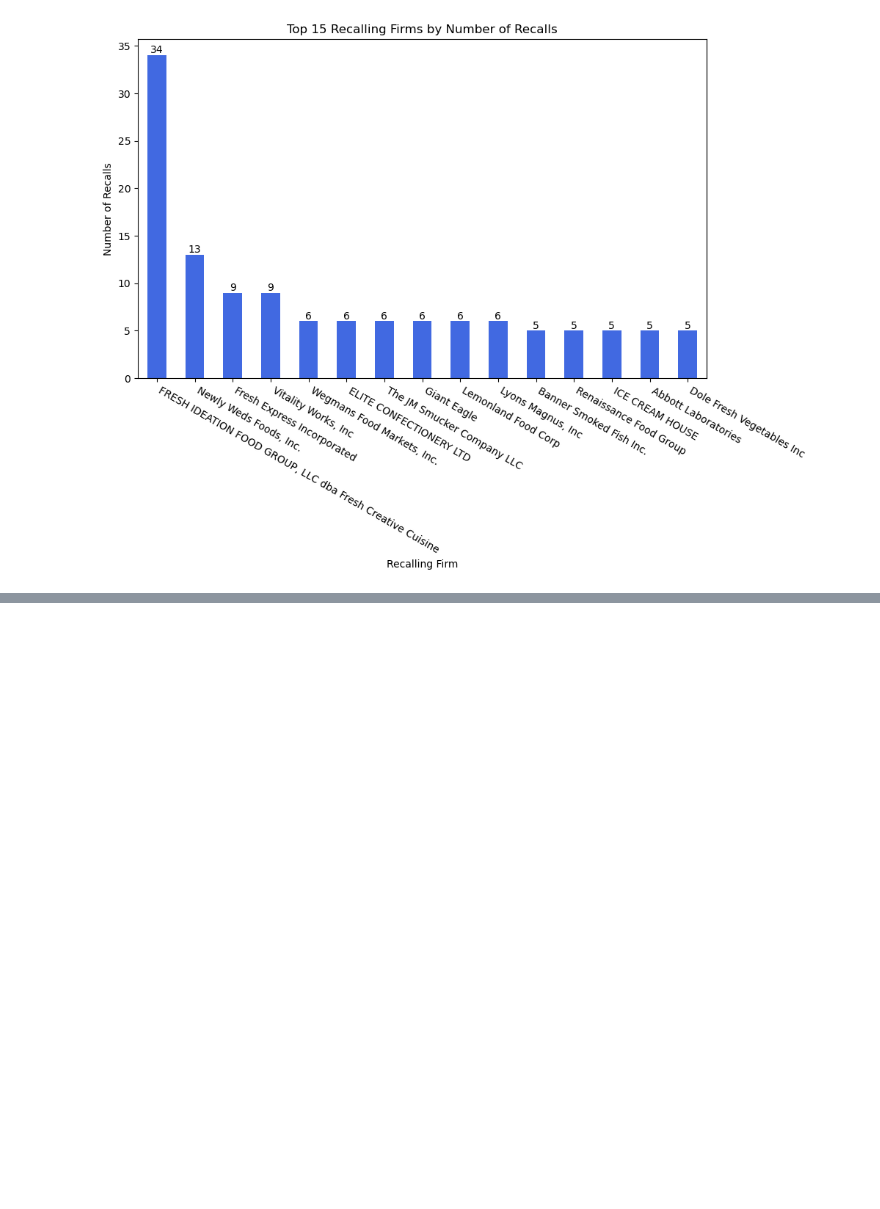
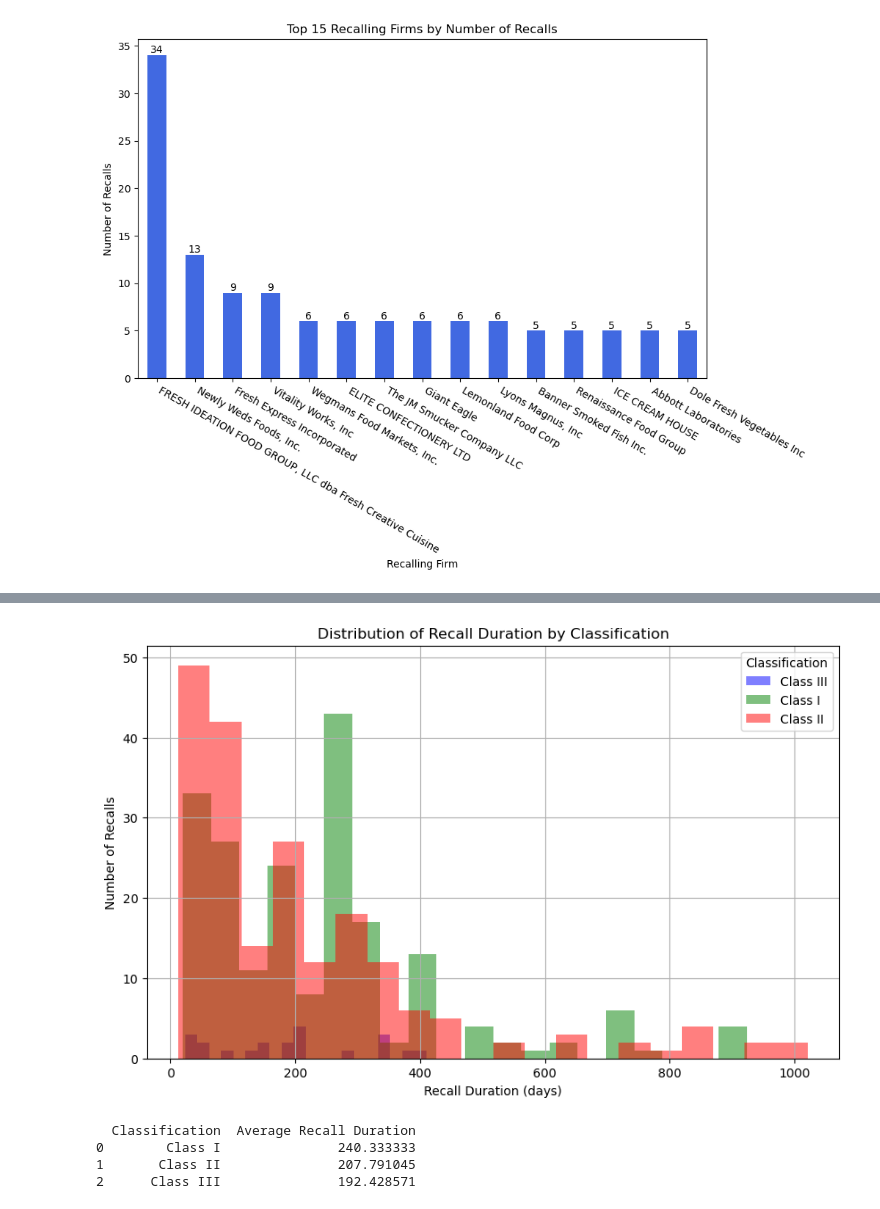
Before and after one commit to galvan0806/project_1_recalls, a Jupyter notebook: FDARecall.ipynb, the cells around one changed output, grey strips where cells are left out. Saved outputs shown, nothing was run; the diff lists cells and outputs as text; code cells hidden in the pictures; blank space fills up the shorter version.

```diff
--- a/FDARecall.ipynb
+++ b/FDARecall.ipynb
@@ -160,0 +238,42 @@ fig.update_xaxes(title_text="Recalling Firm")
+# %%
+df['recall_initiation_date'] = pd.to_datetime(df['recall_initiation_date'], format='%Y%m%d')
+df['termination_date'] = pd.to_datetime(df['termination_date'], format='%Y%m%d')
+
+# Calculate the duration of each recall
+df['recall_duration'] = (df['termination_date'] - df['recall_initiation_date']).dt.days
+
+# Plot the distribution of recall durations by classification
+plt.figure(figsize=(10, 6))
+
+# Plot each classification with a different color
+for classification, color in zip(df['classification'].unique(), ['blue', 'green', 'red']):
+    subset = df[df['classification'] == classification]
+    plt.hist(subset['recall_duration'].dropna(), bins=20, alpha=0.5, color=color, label=classification)
+
+# Adding labels and title
+plt.title('Distribution of Recall Duration by Classification')
+plt.xlabel('Recall Duration (days)')
+plt.ylabel('Number of Recalls')
+plt.legend(title='Classification')
+plt.grid(True)
+plt.savefig("output_data/Recall Duration_Classification.png")
+plt.show()
+# %% [output]
+[figure, added]
+# %%
+# Calculate the average recall duration by classification
+average_recall_duration_by_classification = df.groupby('classification')['recall_duration'].mean()
+
+# Convert the series to a DataFrame and reset the index
+average_recall_duration_df = average_recall_duration_by_classification.reset_index()
+
+# Rename the columns for clarity
+average_recall_duration_df.columns = ['Classification', 'Average Recall Duration']
+
+# Display the resulting DataFrame
+print(average_recall_duration_df)
+# %% [output]
+  Classification  Average Recall Duration
+0        Class I               240.333333
+1       Class II               207.791045
+2      Class III               192.428571
```
Also changed, not shown: parts of 5 cells of this notebook.
